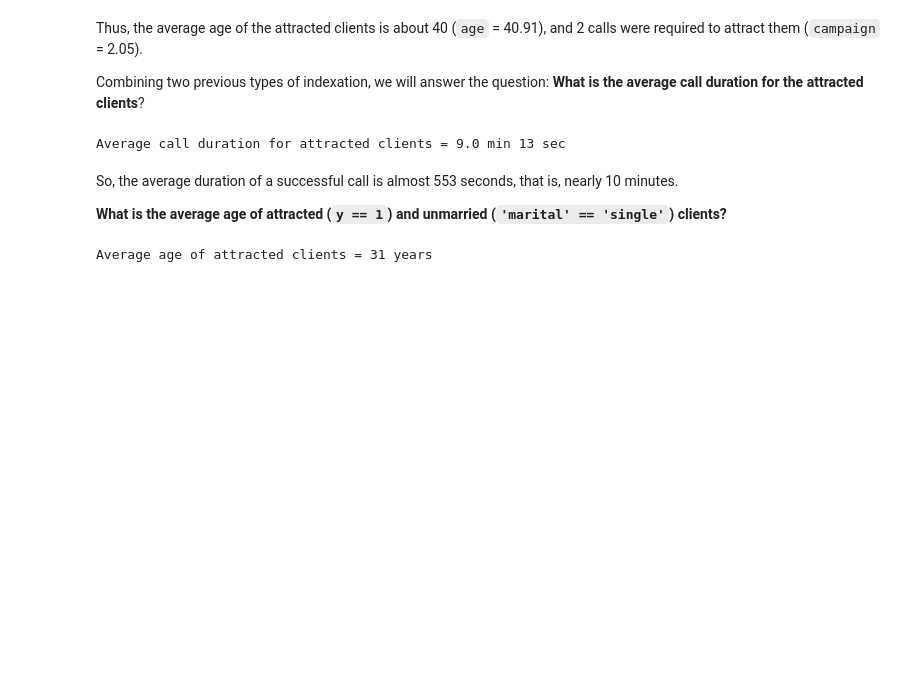
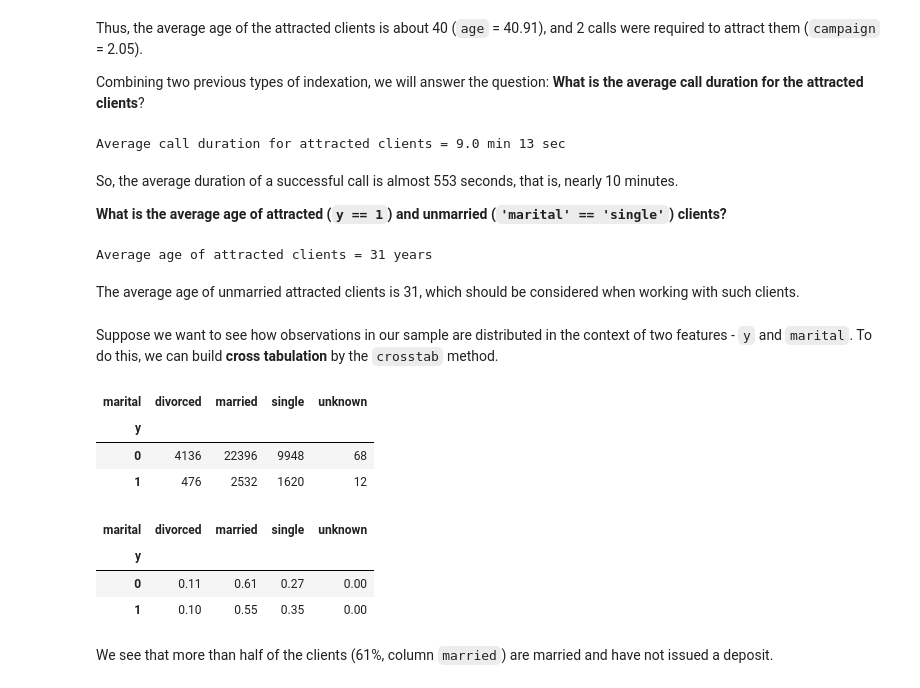
Before and after one commit to luis-fnogueira/exploratory-baking, a Jupyter notebook: banking_cognitive_class.ipynb, the cells around one changed output. Drawn from its saved outputs; the diff is of its cells as text; code cells hidden in the pictures; blank space fills up the shorter version.

```diff
--- a/banking_cognitive_class.ipynb
+++ b/banking_cognitive_class.ipynb
@@ -298,3 +297,25 @@ So, the average duration of a successful call is almost 553 seconds, that is, ne
 print("Average age of attracted clients =", int(df[(df["y"] == 1) & (df["marital"] == "single")]["age"].mean()), "years")
 # %% [output]
 Average age of attracted clients = 31 years
+# %% [markdown]
+The average age of unmarried attracted clients is 31, which should be considered when working with such clients.
+# %% [markdown]
+Suppose we want to see how observations in our sample are distributed in the context of two features - `y` and `marital`. To do this, we can build **cross tabulation** by the `crosstab` method.
+# %%
+pd.crosstab(df["y"], df["marital"])
+# %% [output]
+| marital | divorced | married | single | unknown |
+| y |  |  |  |  |
+| 0 | 4136 | 22396 | 9948 | 68 |
+| 1 | 476 | 2532 | 1620 | 12 |
+# %%
+pd.crosstab(df["y"],
+            df["marital"],
+            normalize = 'index')
+# %% [output]
+| marital | divorced | married | single | unknown |
+| y |  |  |  |  |
+| 0 | 0.11 | 0.61 | 0.27 | 0.00 |
+| 1 | 0.10 | 0.55 | 0.35 | 0.00 |
+# %% [markdown]
+We see that more than half of the clients (61%, column `married`) are married and have not issued a deposit.
```
Also changed, not shown: parts of 2 cells of this notebook.
